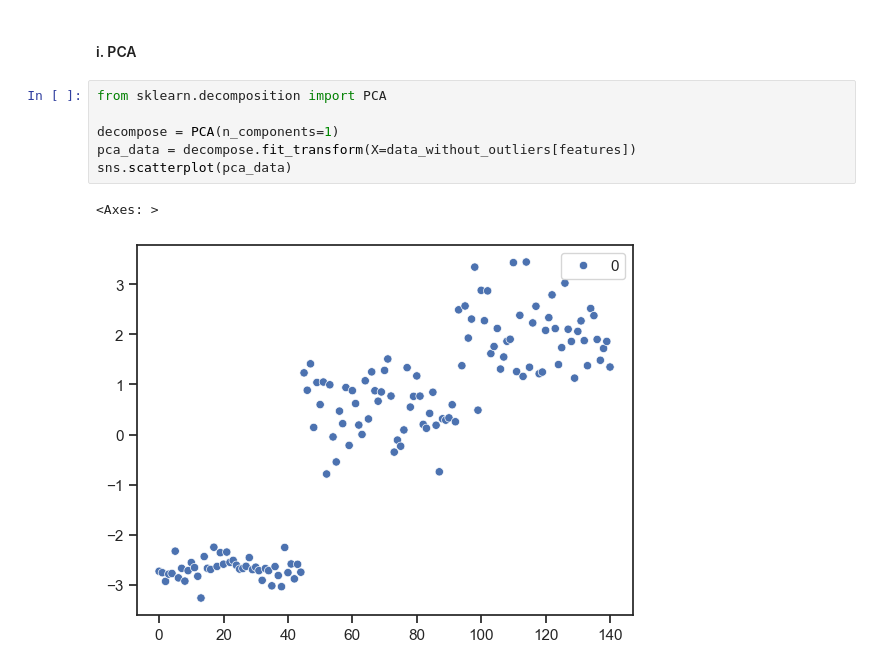
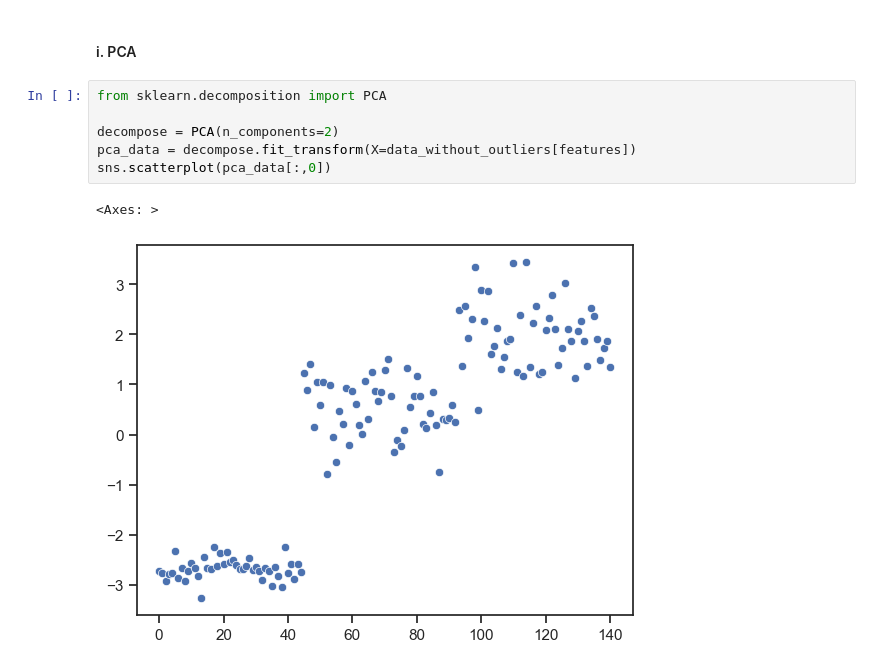
Before and after one commit to zhatz111/Data-Science-Masters, a Jupyter notebook: Algorithms for Data Science/Programming Assignment 1/PA1_Hatzenbeller_Zach.ipynb, the cells around one changed output. Drawn from its saved outputs; the diff is of its cells as text.

```diff
--- a/Algorithms for Data Science/Programming Assignment 1/PA1_Hatzenbeller_Zach.ipynb
+++ b/Algorithms for Data Science/Programming Assignment 1/PA1_Hatzenbeller_Zach.ipynb
@@ -522,12 +522,12 @@ C. A good metric to separate the features would be to use the expecation maximiz
 # %%
 from sklearn.decomposition import PCA
 
-decompose = PCA(n_components=1)
+decompose = PCA(n_components=2)
 pca_data = decompose.fit_transform(X=data_without_outliers[features])
-sns.scatterplot(pca_data)
+sns.scatterplot(pca_data[:,0])
 # %% [output]
 <Axes: >
-[figure, old version]
+[figure, new version]
 # %%
 species_pca = {}
 for i in data_without_outliers["species"].unique():
```
Also changed, not shown: parts of 1 cell of this notebook.
